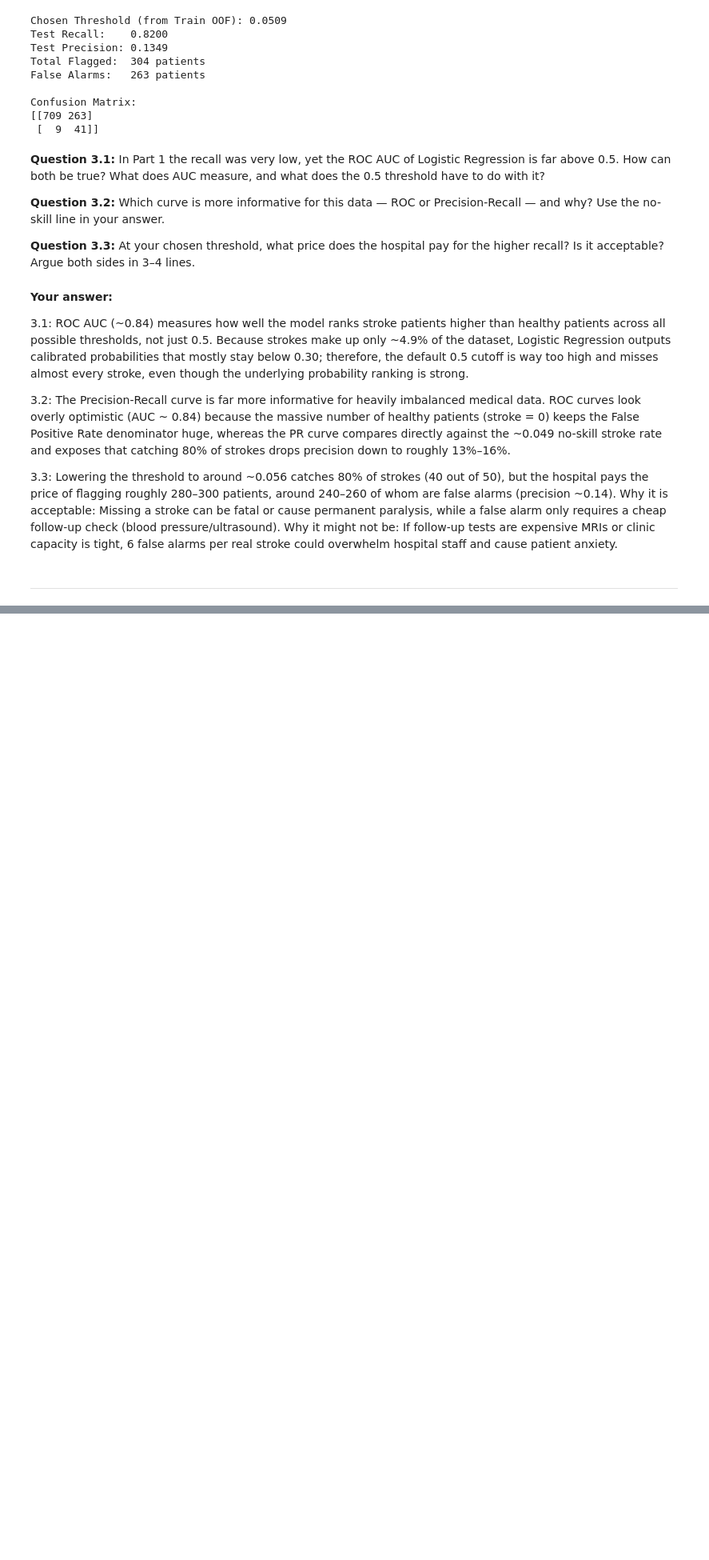
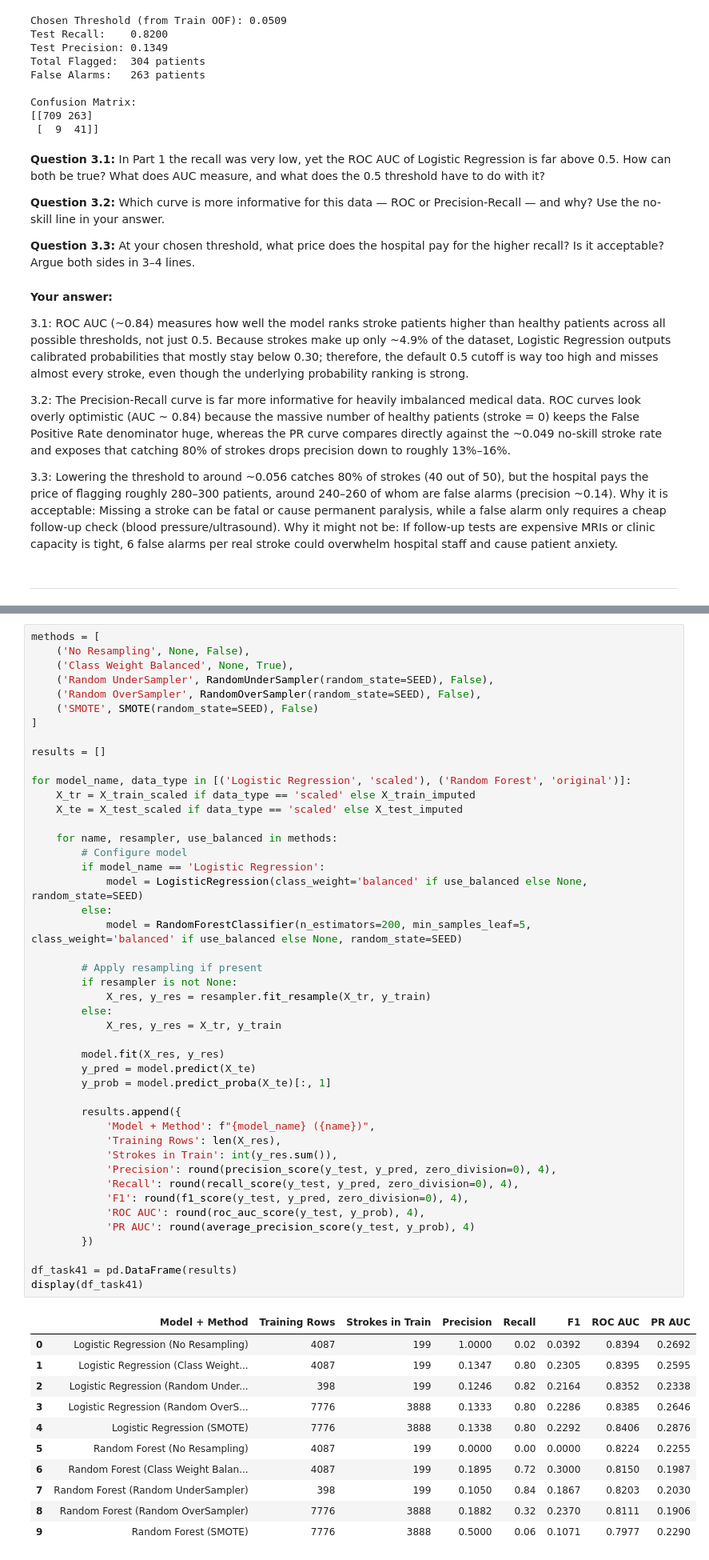
Before and after one commit to bahadurmalik82/stroke-risk-prediction-imbalance, a Jupyter notebook: Lab9_Bias_Variance_Imbalance_Template.ipynb, the cells around one changed output, grey strips where cells are left out. Shown at 80% size. Saved outputs shown, nothing was run; the diff lists cells and outputs as text; blank space fills up the shorter version.

```diff
--- a/Lab9_Bias_Variance_Imbalance_Template.ipynb
+++ b/Lab9_Bias_Variance_Imbalance_Template.ipynb
@@ -409,0 +419,57 @@ Confusion Matrix:
+# %%
+methods = [
+    ('No Resampling', None, False),
+    ('Class Weight Balanced', None, True),
+    ('Random UnderSampler', RandomUnderSampler(random_state=SEED), False),
+    ('Random OverSampler', RandomOverSampler(random_state=SEED), False),
+    ('SMOTE', SMOTE(random_state=SEED), False)
+]
+
+results = []
+
+for model_name, data_type in [('Logistic Regression', 'scaled'), ('Random Forest', 'original')]:
+    X_tr = X_train_scaled if data_type == 'scaled' else X_train_imputed
+    X_te = X_test_scaled if data_type == 'scaled' else X_test_imputed
+
+    for name, resampler, use_balanced in methods:
+        # Configure model
+        if model_name == 'Logistic Regression':
+            model = LogisticRegression(class_weight='balanced' if use_balanced else None, random_state=SEED)
+        else:
+            model = RandomForestClassifier(n_estimators=200, min_samples_leaf=5, class_weight='balanced' if use_balanced else None, random_state=SEED)
+
+        # Apply resampling if present
+        if resampler is not None:
+            X_res, y_res = resampler.fit_resample(X_tr, y_train)
+        else:
+            X_res, y_res = X_tr, y_train
+
+        model.fit(X_res, y_res)
+        y_pred = model.predict(X_te)
+        y_prob = model.predict_proba(X_te)[:, 1]
+
+        results.append({
+            'Model + Method': f"{model_name} ({name})",
+            'Training Rows': len(X_res),
+            'Strokes in Train': int(y_res.sum()),
+            'Precision': round(precision_score(y_test, y_pred, zero_division=0), 4),
+            'Recall': round(recall_score(y_test, y_pred, zero_division=0), 4),
+            'F1': round(f1_score(y_test, y_pred, zero_division=0), 4),
+            'ROC AUC': round(roc_auc_score(y_test, y_prob), 4),
+            'PR AUC': round(average_precision_score(y_test, y_prob), 4)
+        })
+
+df_task41 = pd.DataFrame(results)
+display(df_task41)
+# %% [output]
+|  | Model + Method | Training Rows | Strokes in Train | Precision | Recall | F1 | ROC AUC | PR AUC |
+| 0 | Logistic Regression (No Resampling) | 4087 | 199 | 1.0000 | 0.02 | 0.0392 | 0.8394 | 0.2692 |
+| 1 | Logistic Regression (Class Weight... | 4087 | 199 | 0.1347 | 0.80 | 0.2305 | 0.8395 | 0.2595 |
+| 2 | Logistic Regression (Random Under... | 398 | 199 | 0.1246 | 0.82 | 0.2164 | 0.8352 | 0.2338 |
+| 3 | Logistic Regression (Random OverS... | 7776 | 3888 | 0.1333 | 0.80 | 0.2286 | 0.8385 | 0.2646 |
+| 4 | Logistic Regression (SMOTE) | 7776 | 3888 | 0.1338 | 0.80 | 0.2292 | 0.8406 | 0.2876 |
+| 5 | Random Forest (No Resampling) | 4087 | 199 | 0.0000 | 0.00 | 0.0000 | 0.8224 | 0.2255 |
+| 6 | Random Forest (Class Weight Balan... | 4087 | 199 | 0.1895 | 0.72 | 0.3000 | 0.8150 | 0.1987 |
+| 7 | Random Forest (Random UnderSampler) | 398 | 199 | 0.1050 | 0.84 | 0.1867 | 0.8203 | 0.2030 |
+| 8 | Random Forest (Random OverSampler) | 7776 | 3888 | 0.1882 | 0.32 | 0.2370 | 0.8111 | 0.1906 |
+| 9 | Random Forest (SMOTE) | 7776 | 3888 | 0.5000 | 0.06 | 0.1071 | 0.7977 | 0.2290 |
```
Also changed, not shown: parts of 6 cells of this notebook.
